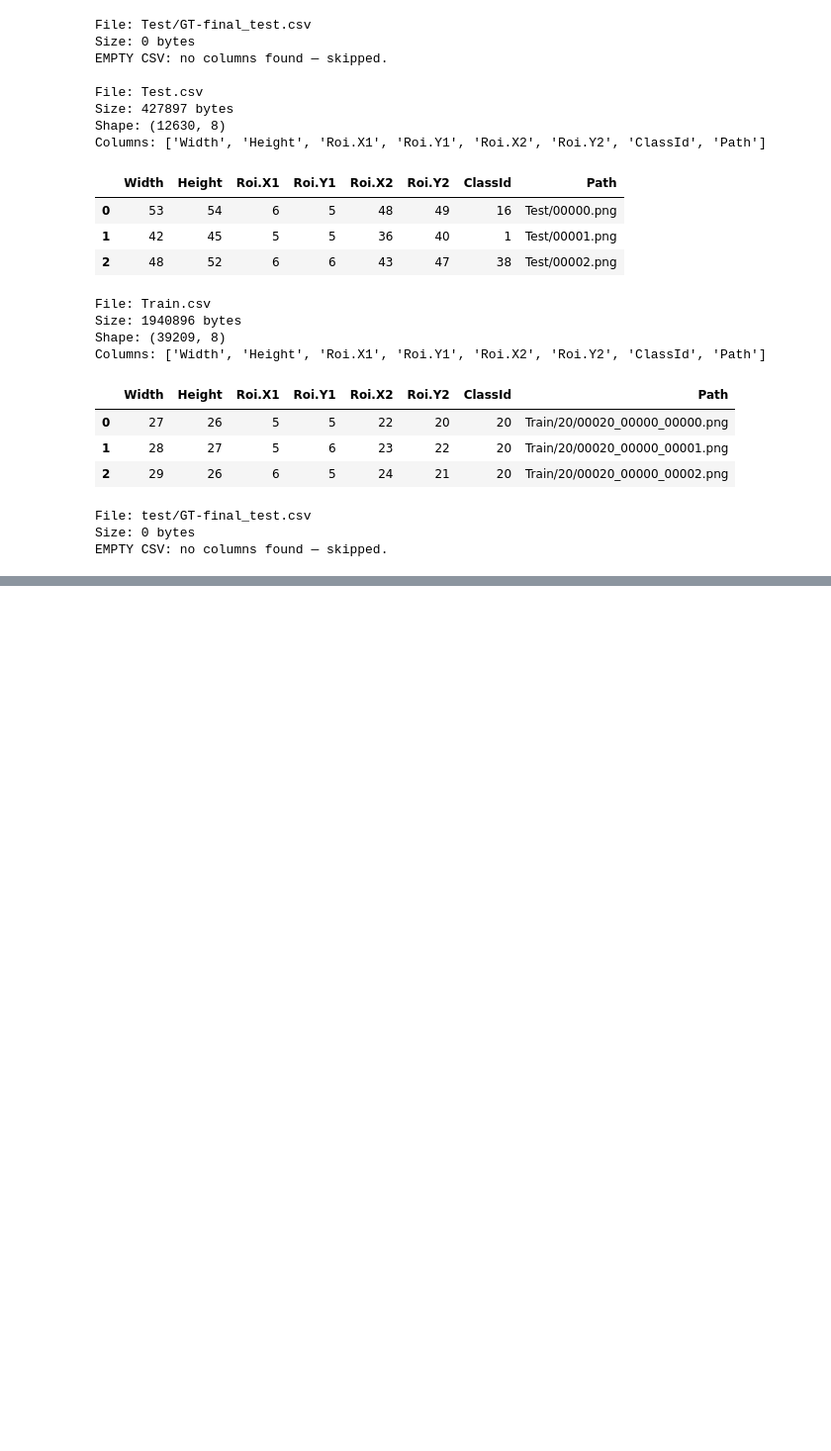
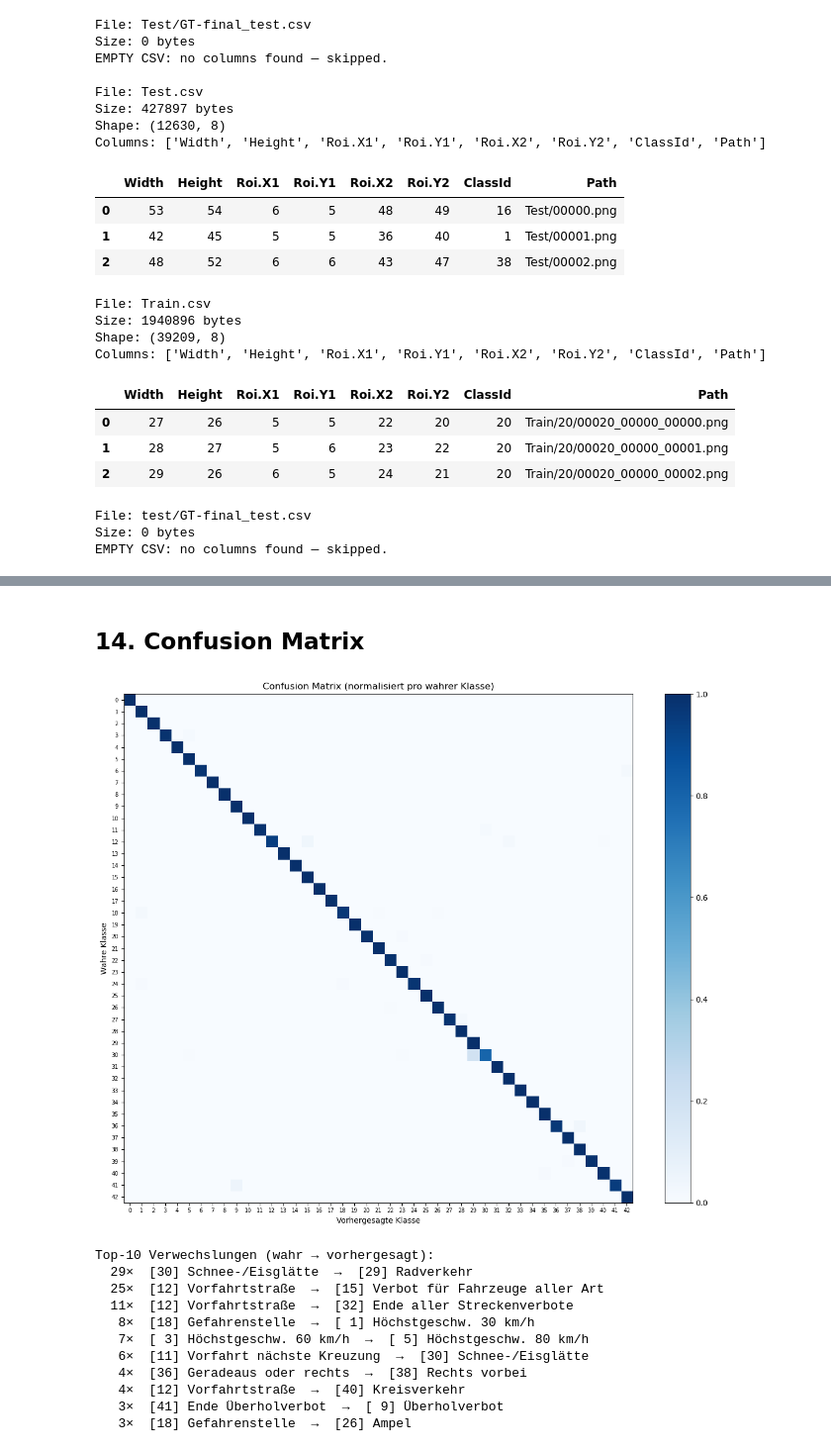
Before and after one commit to SaeideDana/traffic_asign_recognation, a Jupyter notebook: Traffic_Sign_Recognition.ipynb, the cells around one changed output, grey strips where cells are left out. Shown at 99% size. Drawn from its saved outputs; the diff is of its cells as text; code cells hidden in the pictures; blank space fills up the shorter version.

```diff
--- a/Traffic_Sign_Recognition.ipynb
+++ b/Traffic_Sign_Recognition.ipynb
@@ -97,0 +404,14 @@ EMPTY CSV: no columns found — skipped.
+# %%
+# Test-Bilder genauso laden wie Training (ROI-Crop, 32×32)
+X_test, y_test = load_images(test_df, data_dir)
+print("X_test:", X_test.shape, "| y_test:", y_test.shape)
+
+# Vorhersagen
+probs = model.predict(X_test, batch_size=256, verbose=0)
+y_pred = probs.argmax(axis=1)
+
+test_acc = accuracy_score(y_test, y_pred)
+print(f"\nTest Accuracy: {test_acc:.4f}   (altes Modell: 0.9495)")
+print(f"Falsch klassifiziert: {(y_pred != y_test).sum()} von {len(y_test)}\n")
+
+print(classification_report(y_test, y_pred, target_names=CLASS_NAMES, digits=3))
@@ -97,0 +436,37 @@ EMPTY CSV: no columns found — skipped.
+# %% [markdown]
+## 14. Confusion Matrix
+# %%
+cm = confusion_matrix(y_test, y_pred, normalize="true")
+
+fig, ax = plt.subplots(figsize=(12, 10))
+im = ax.imshow(cm, cmap="Blues", vmin=0, vmax=1)
+ax.set_xticks(range(NUM_CLASSES)); ax.set_yticks(range(NUM_CLASSES))
+ax.tick_params(labelsize=7)
+ax.set_xlabel("Vorhergesagte Klasse"); ax.set_ylabel("Wahre Klasse")
+ax.set_title("Confusion Matrix (normalisiert pro wahrer Klasse)")
+fig.colorbar(im, fraction=0.046)
+plt.tight_layout()
+plt.show()
+
+# Häufigste Verwechslungen als Liste
+cm_counts = confusion_matrix(y_test, y_pred)
+np.fill_diagonal(cm_counts, 0)
+pairs = [(cm_counts[i, j], i, j)
+         for i in range(NUM_CLASSES) for j in range(NUM_CLASSES) if cm_counts[i, j] > 0]
+
+print("Top-10 Verwechslungen (wahr → vorhergesagt):")
+for n, i, j in sorted(pairs, reverse=True)[:10]:
+    print(f"{n:4d}×  [{i:2d}] {CLASS_NAMES[i]}  →  [{j:2d}] {CLASS_NAMES[j]}")
+# %% [output]
+[figure, added]
+Top-10 Verwechslungen (wahr → vorhergesagt):
+  29×  [30] Schnee-/Eisglätte  →  [29] Radverkehr
+  25×  [12] Vorfahrtstraße  →  [15] Verbot für Fahrzeuge aller Art
+  11×  [12] Vorfahrtstraße  →  [32] Ende aller Streckenverbote
+   8×  [18] Gefahrenstelle  →  [ 1] Höchstgeschw. 30 km/h
+   7×  [ 3] Höchstgeschw. 60 km/h  →  [ 5] Höchstgeschw. 80 km/h
+   6×  [11] Vorfahrt nächste Kreuzung  →  [30] Schnee-/Eisglätte
+   4×  [36] Geradeaus oder rechts  →  [38] Rechts vorbei
+   4×  [12] Vorfahrtstraße  →  [40] Kreisverkehr
+   3×  [41] Ende Überholverbot  →  [ 9] Überholverbot
+   3×  [18] Gefahrenstelle  →  [26] Ampel
```
Also changed, not shown: parts of 54 cells of this notebook, 4 other files.
